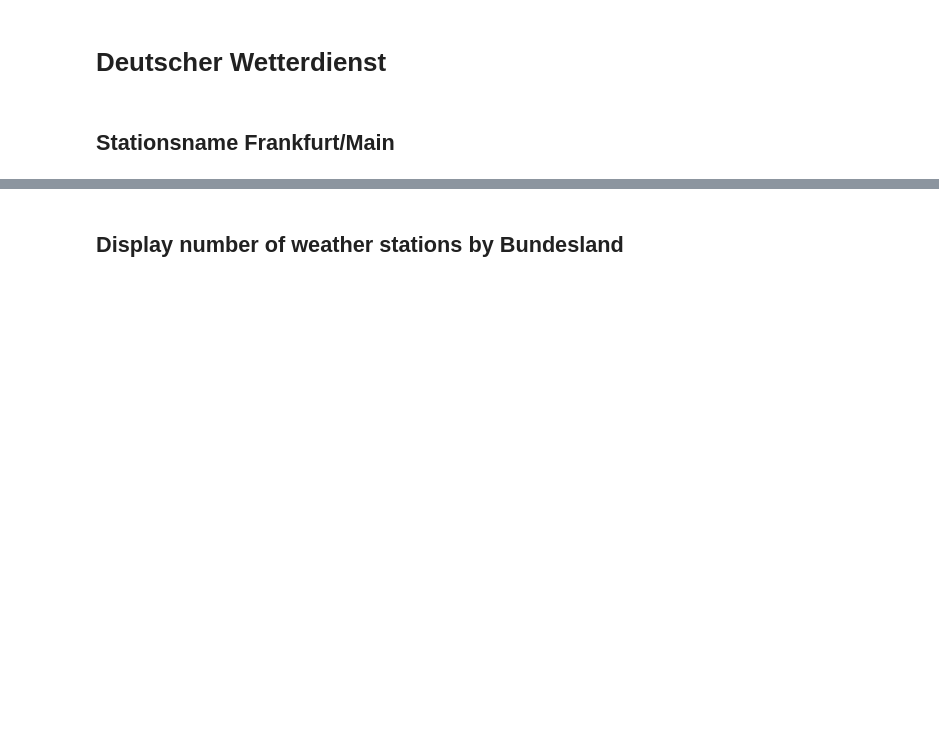
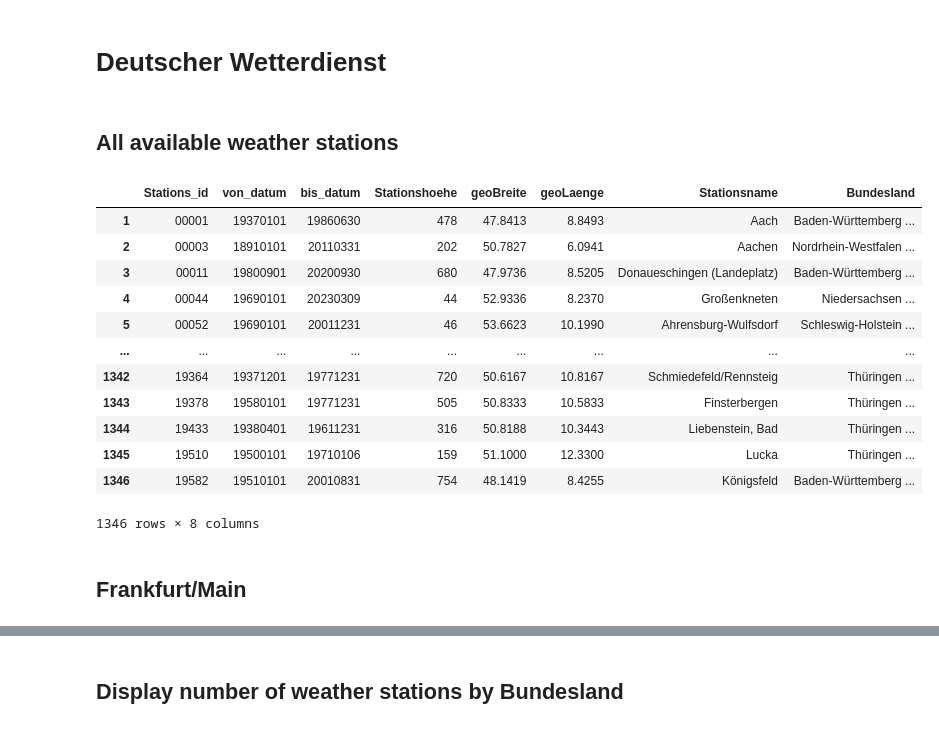
Before and after one commit to cebaraldi/jnb-meteo-dwd, a Jupyter notebook: DWD.ipynb, the cells around one changed output, grey strips where cells are left out. Cells and saved outputs as stored; diff of their text form; code cells hidden in the pictures; blank space fills up the shorter version.

```diff
--- a/DWD.ipynb
+++ b/DWD.ipynb
@@ -28,7 +28,25 @@ for col in  ws.iloc[:,1:6]:
 # concat columns back to a type consistent dataframe
 wst = pd.concat([ws.iloc[:,0:6], ws[6].str.slice(0,41), ws[6].str.slice(41,)], axis=1)
 wst.columns = colnames
+# %% [markdown]
+## All available weather stations
+# %%
+wst
+# %% [output]
+|  | Stations_id | von_datum | bis_datum | Stationshoehe | geoBreite | geoLaenge | Stationsname | Bundesland |
+| 1 | 00001 | 19370101 | 19860630 | 478 | 47.8413 | 8.8493 | Aach | Baden-Württemberg ... |
+| 2 | 00003 | 18910101 | 20110331 | 202 | 50.7827 | 6.0941 | Aachen | Nordrhein-Westfalen ... |
+| 3 | 00011 | 19800901 | 20200930 | 680 | 47.9736 | 8.5205 | Donaueschingen (Landeplatz) | Baden-Württemberg ... |
+| 4 | 00044 | 19690101 | 20230309 | 44 | 52.9336 | 8.2370 | Großenkneten | Niedersachsen ... |
+| 5 | 00052 | 19690101 | 20011231 | 46 | 53.6623 | 10.1990 | Ahrensburg-Wulfsdorf | Schleswig-Holstein ... |
+| ... | ... | ... | ... | ... | ... | ... | ... | ... |
+| 1342 | 19364 | 19371201 | 19771231 | 720 | 50.6167 | 10.8167 | Schmiedefeld/Rennsteig | Thüringen ... |
+| 1343 | 19378 | 19580101 | 19771231 | 505 | 50.8333 | 10.5833 | Finsterbergen | Thüringen ... |
+| 1344 | 19433 | 19380401 | 19611231 | 316 | 50.8188 | 10.3443 | Liebenstein, Bad | Thüringen ... |
+| 1345 | 19510 | 19500101 | 19710106 | 159 | 51.1000 | 12.3300 | Lucka | Thüringen ... |
+| 1346 | 19582 | 19510101 | 20010831 | 754 | 48.1419 | 8.4255 | Königsfeld | Baden-Württemberg ... |
+1346 rows × 8 columns
 # %% [markdown]
-## Stationsname Frankfurt/Main
+## Frankfurt/Main
 # %%
 wst[wst["Stationsname"].str.contains("Frankfurt/Main")]
```
Also changed, not shown: parts of 7 cells of this notebook, 1 other file.
